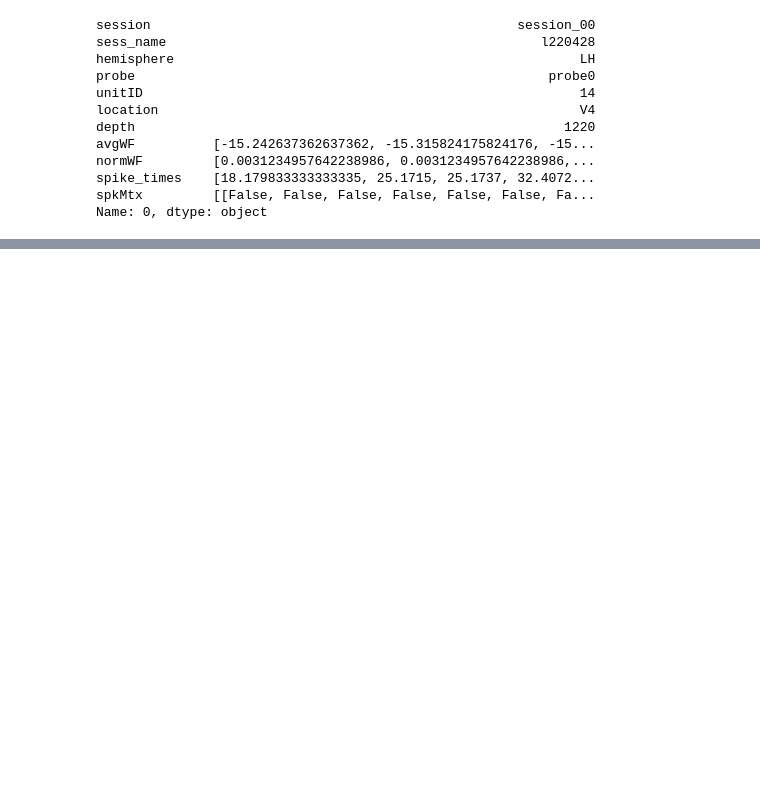
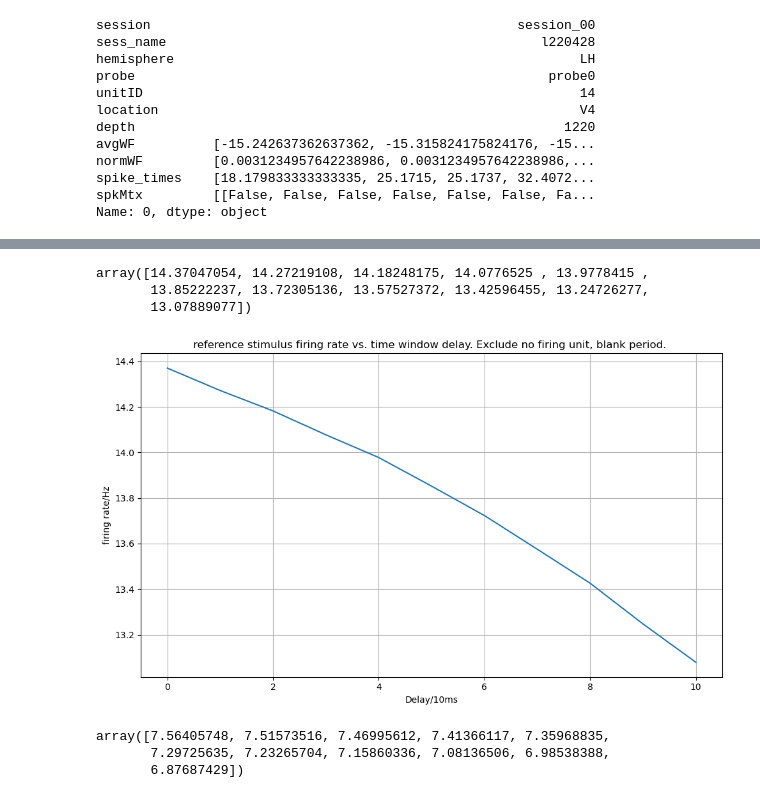
Before and after one commit to ks374/NWB-process, a Jupyter notebook: FR_Delay_Finder.ipynb, the cells around one changed output, grey strips where cells are left out. Drawn from its saved outputs; the diff is of its cells as text; code cells hidden in the pictures; blank space fills up the shorter version.

```diff
--- a/FR_Delay_Finder.ipynb
+++ b/FR_Delay_Finder.ipynb
@@ -105,0 +118,57 @@ for i in a:
+# %%
+units_new_pick = units_new.sample(n=1000,random_state=42)
+delay = range(0,101,10)
+fr_mean = np.zeros(11)
+ind = 0
+for i in delay:
+    fr_all = []
+    for unit in units_new_pick.itertuples():
+        for each_trial in unit.spkMtx:
+            if sum(each_trial) == 0:
+                break
+            fr_all.append(cal_FR(each_trial, 1398+i, 1598+i, bin_size_ms=1.0))
+    fr_mean[ind] = np.array(fr_all).mean()
+    ind += 1
+fr_mean
+# %% [output]
+array([14.37047054, 14.27219108, 14.18248175, 14.0776525 , 13.9778415 ,
+       13.85222237, 13.72305136, 13.57527372, 13.42596455, 13.24726277,
+       13.07889077])
+# %%
+plt.figure(figsize=(10, 6))
+
+# 核心绘图命令：
+# 当你只给 plt.plot() 一个数组时,
+# 它会自动将其作为 Y 轴, 并使用数组的索引 (0, 1, 2... 99) 作为 X 轴
+plt.plot(fr_mean)
+
+# --- 3. 添加标签和标题 (完全按照您的要求) ---
+plt.xlabel("Delay/10ms")
+plt.ylabel("firing rate/Hz")
+plt.title("reference stimulus firing rate vs. time window delay. Exclude no firing unit, blank period. ")
+
+# --- 4. (可选) 添加网格和显示图像 ---
+plt.grid(True)       # 添加网格线
+plt.tight_layout()   # 自动调整布局，防止标签重叠
+plt.show()           # 显示图像
+# %% [output]
+[figure, added]
+# %%
+units_new_pick = units_new.sample(n=1000,random_state=42)
+delay = range(0,101,10)
+fr_mean = np.zeros(11)
+ind = 0
+for i in delay:
+    fr_all = []
+    for unit in units_new_pick.itertuples():
+        for each_trial in unit.spkMtx:
+            #if sum(each_trial) == 0:
+            #    break
+            fr_all.append(cal_FR(each_trial, 1398+i, 1598+i, bin_size_ms=1.0))
+    fr_mean[ind] = np.array(fr_all).mean()
+    ind += 1
+fr_mean
+# %% [output]
+array([7.56405748, 7.51573516, 7.46995612, 7.41366117, 7.35968835,
+       7.29725635, 7.23265704, 7.15860336, 7.08136506, 6.98538388,
+       6.87687429])
```
Also changed, not shown: parts of 17 cells of this notebook.
